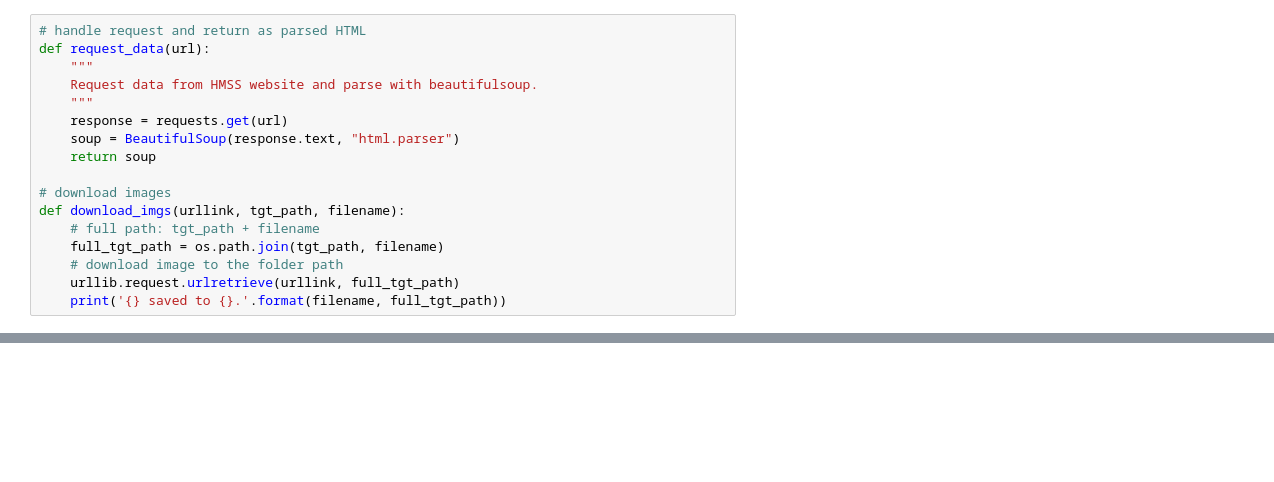
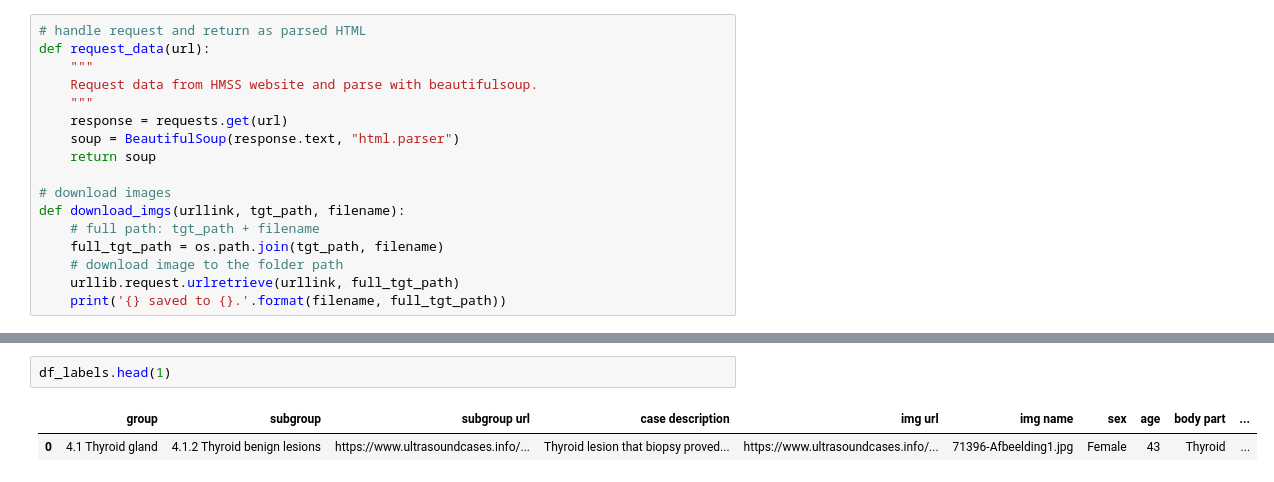
Before and after one commit to nyahnelson/MedAI-MAE, a Jupyter notebook: data/section4/section4download.ipynb, the cells around one changed output, grey strips where cells are left out. Cells and saved outputs as stored; diff of their text form; blank space fills up the shorter version.

```diff
--- a/data/section4/section4download.ipynb
+++ b/data/section4/section4download.ipynb
@@ -160 +200,6 @@ Fetching 4.1 Thyroid gland 94
 KeyboardInterrupt:
+# %%
+df_labels.head(1)
+# %% [output]
+|  | group | subgroup | subgroup url | case description | img url | img name | sex | age | body part | ... |
+| 0 | 4.1 Thyroid gland | 4.1.2 Thyroid benign lesions | https://www.ultrasoundcases.info/... | Thyroid lesion that biopsy proved... | https://www.ultrasoundcases.info/... | 71396-Afbeelding1.jpg | Female | 43 | Thyroid | ... |
```
Also changed, not shown: parts of 7 cells of this notebook, 10 other files.
